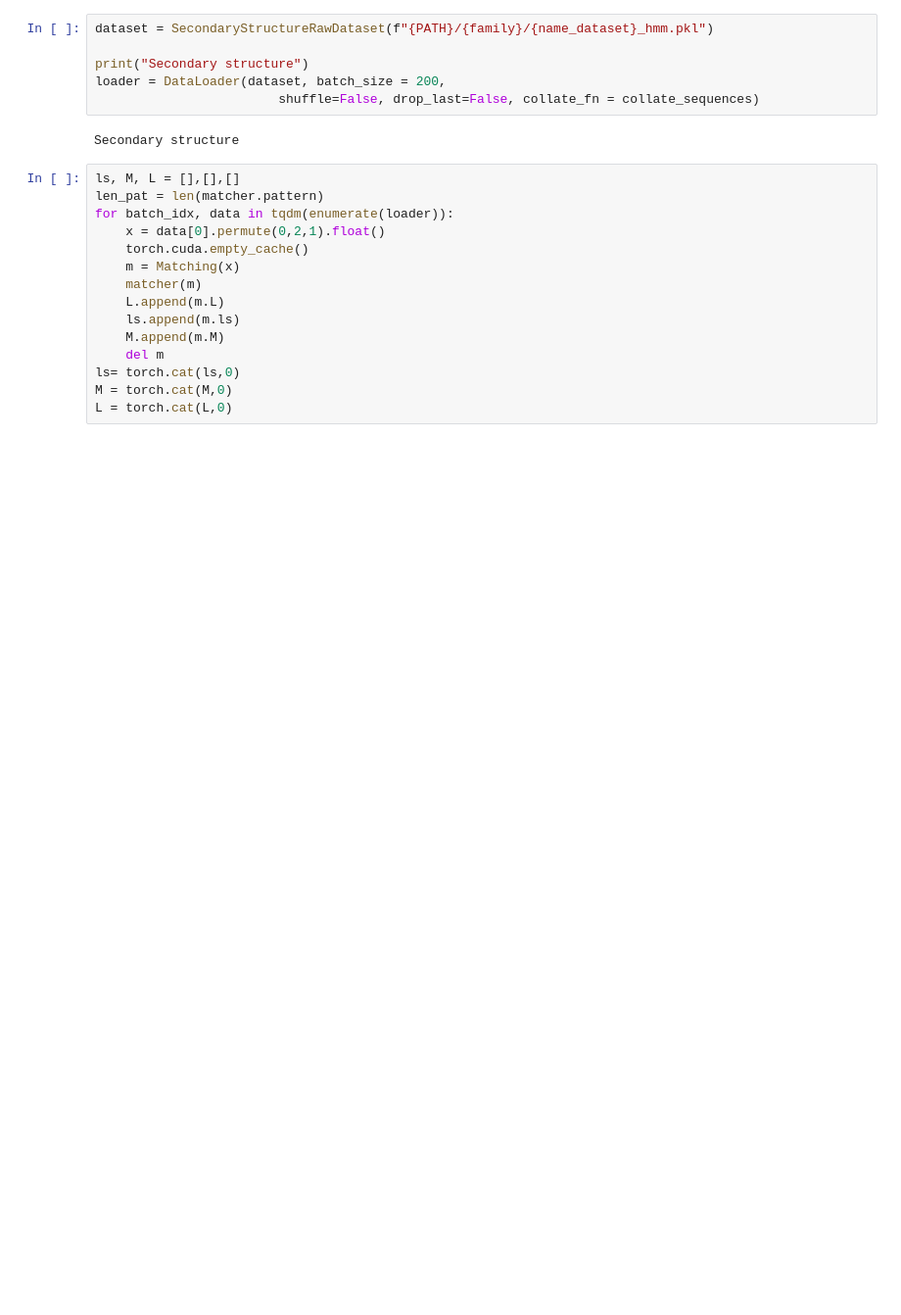
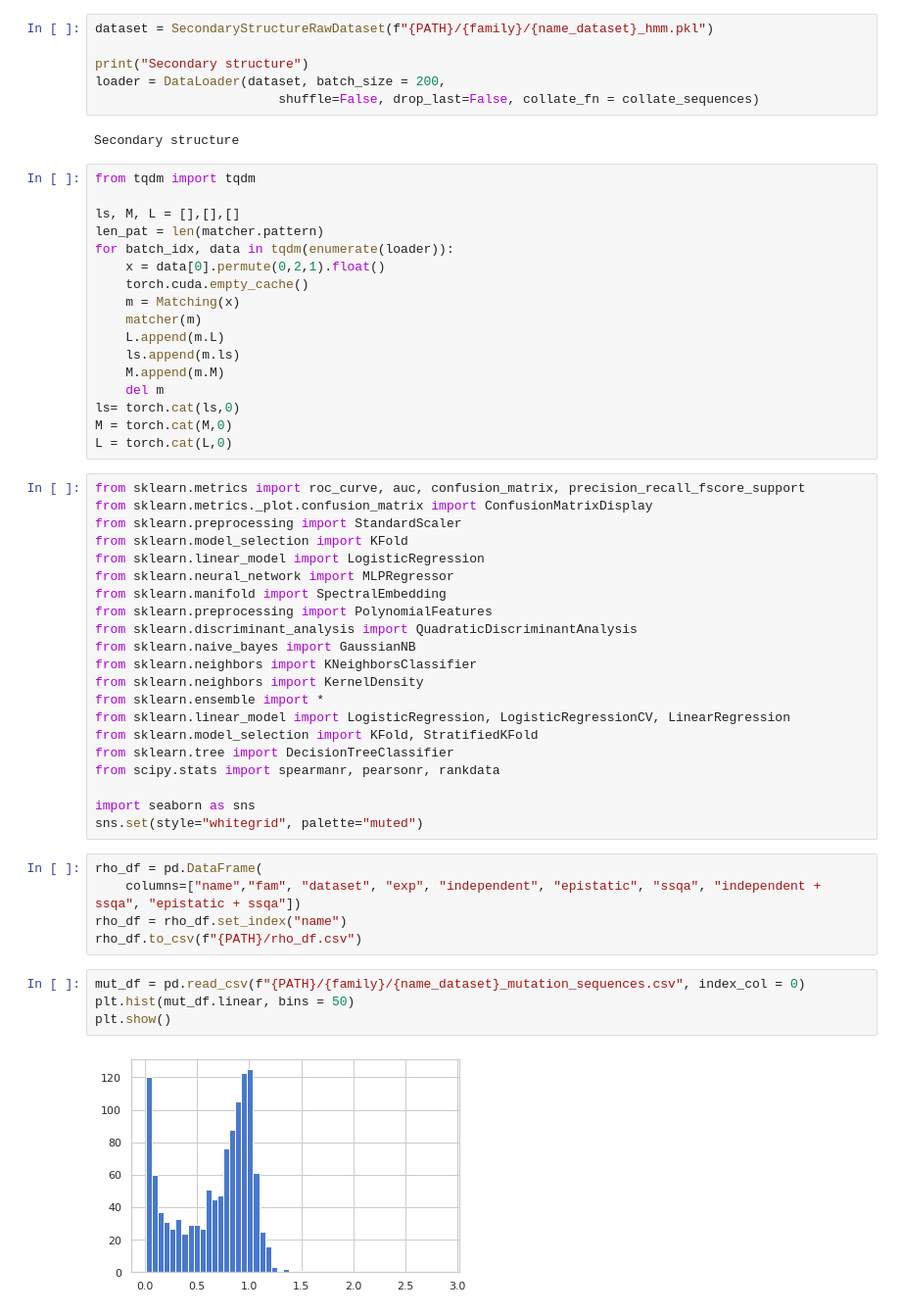
Before and after one commit to CyrilMa/ssqa, a Jupyter notebook: notebooks/mutation_data.ipynb, the cells around one changed output. Shown at 98% size. Drawn from its saved outputs; the diff is of its cells as text; blank space fills up the shorter version.

Commit message:
mutations

```diff
--- a/notebooks/mutation_data.ipynb
+++ b/notebooks/mutation_data.ipynb
@@ -241,6 +140,8 @@ loader = DataLoader(dataset, batch_size = 200,
 # %% [output]
 Secondary structure
 # %%
+from tqdm import tqdm
+
 ls, M, L = [],[],[]
 len_pat = len(matcher.pattern)
 for batch_idx, data in tqdm(enumerate(loader)):
@@ -255,3 +156,35 @@ for batch_idx, data in tqdm(enumerate(loader)):
 ls= torch.cat(ls,0)
 M = torch.cat(M,0)
 L = torch.cat(L,0)
+# %%
+from sklearn.metrics import roc_curve, auc, confusion_matrix, precision_recall_fscore_support
+from sklearn.metrics._plot.confusion_matrix import ConfusionMatrixDisplay
+from sklearn.preprocessing import StandardScaler
+from sklearn.model_selection import KFold
+from sklearn.linear_model import LogisticRegression
+from sklearn.neural_network import MLPRegressor
+from sklearn.manifold import SpectralEmbedding
+from sklearn.preprocessing import PolynomialFeatures
+from sklearn.discriminant_analysis import QuadraticDiscriminantAnalysis
+from sklearn.naive_bayes import GaussianNB
+from sklearn.neighbors import KNeighborsClassifier
+from sklearn.neighbors import KernelDensity
+from sklearn.ensemble import *
+from sklearn.linear_model import LogisticRegression, LogisticRegressionCV, LinearRegression
+from sklearn.model_selection import KFold, StratifiedKFold
+from sklearn.tree import DecisionTreeClassifier
+from scipy.stats import spearmanr, pearsonr, rankdata
+
+import seaborn as sns
+sns.set(style="whitegrid", palette="muted")
+# %%
+rho_df = pd.DataFrame(
+    columns=["name","fam", "dataset", "exp", "independent", "epistatic", "ssqa", "independent + ssqa", "epistatic + ssqa"])
+rho_df = rho_df.set_index("name")
+rho_df.to_csv(f"{PATH}/rho_df.csv")
+# %%
+mut_df = pd.read_csv(f"{PATH}/{family}/{name_dataset}_mutation_sequences.csv", index_col = 0)
+plt.hist(mut_df.linear, bins = 50)
+plt.show()
+# %% [output]
+[figure, added]
```
Also changed, not shown: parts of 40 cells of this notebook, 14 other files.
